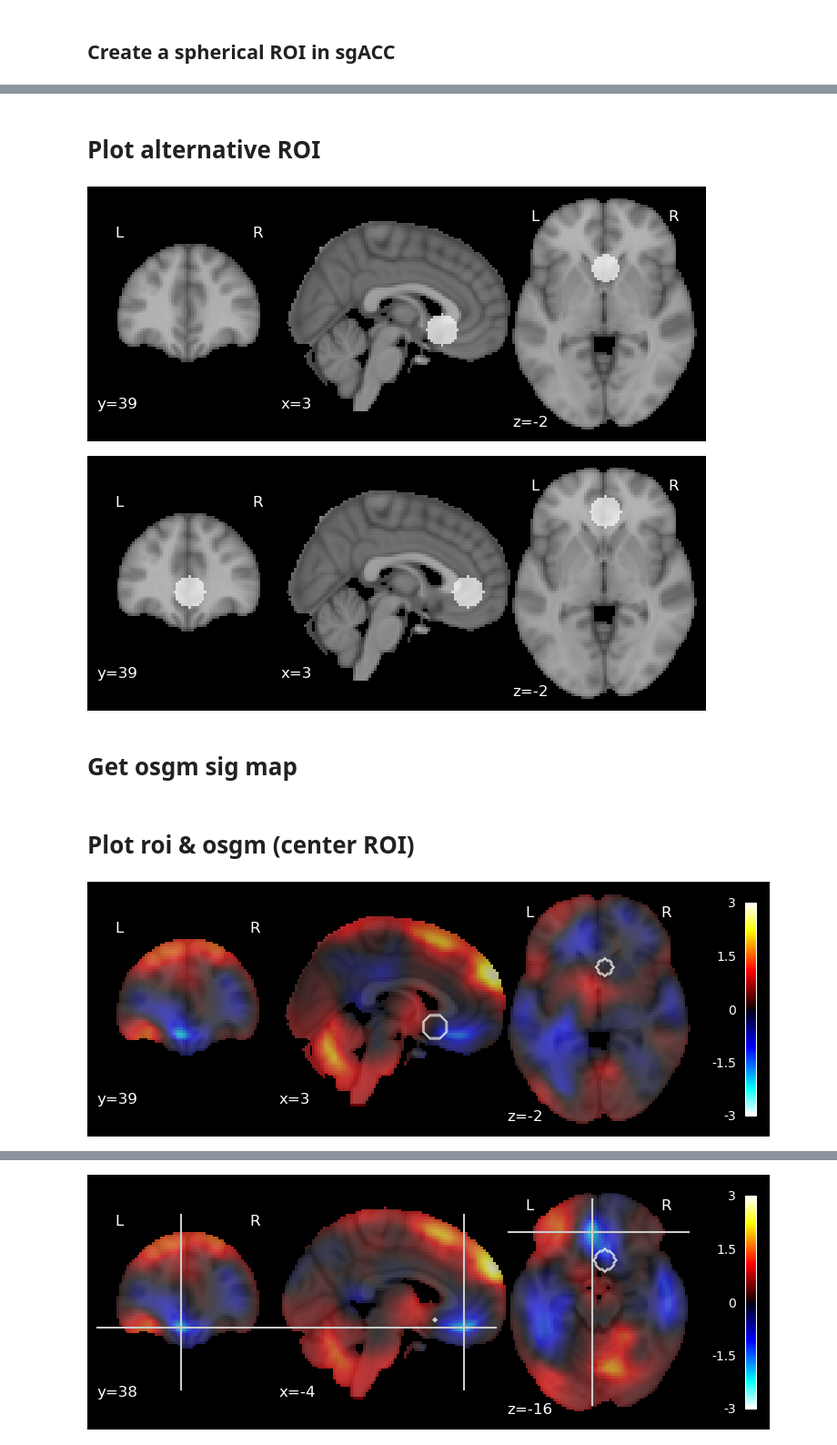
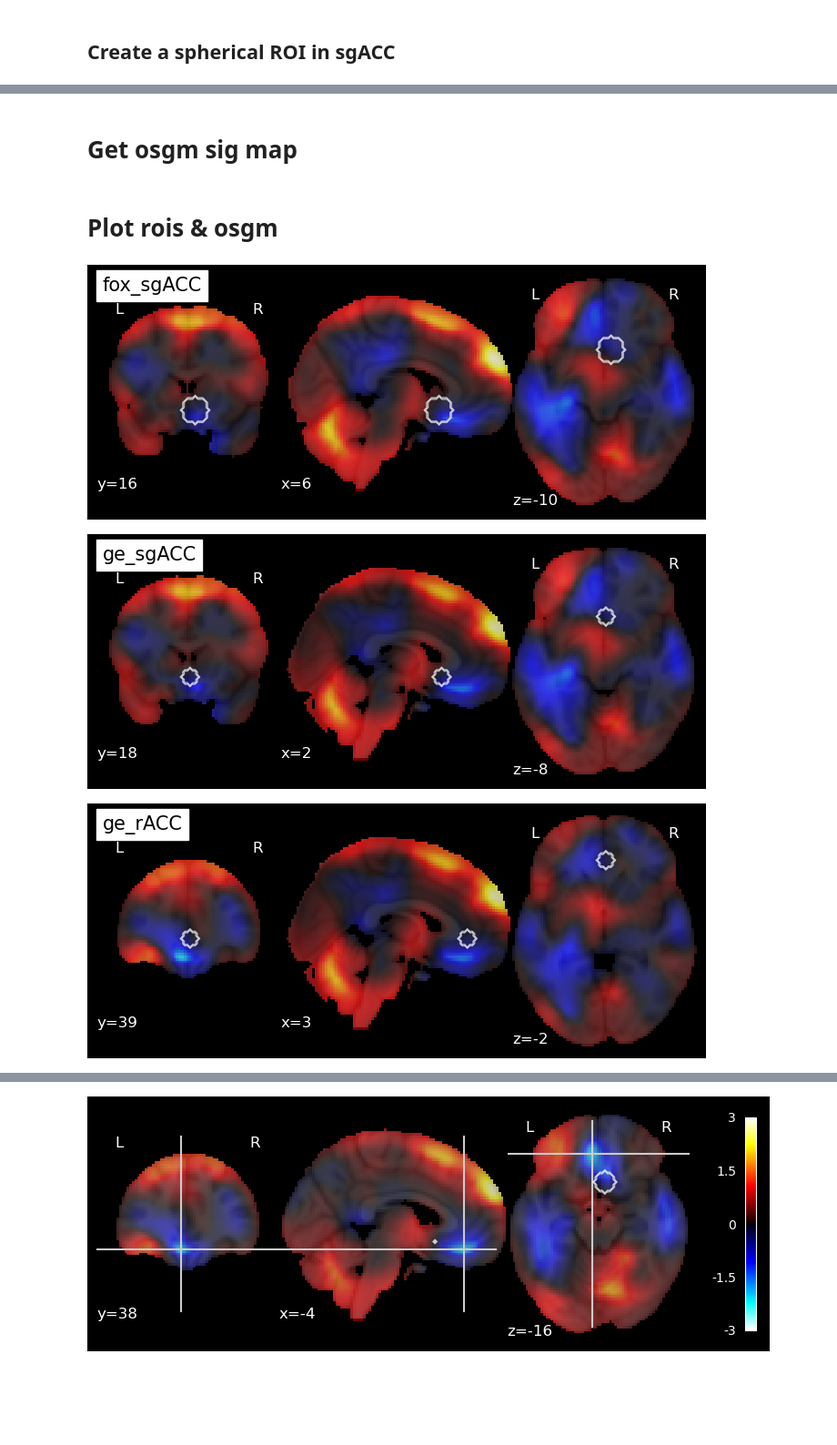
Before and after one commit to ltuominen/tbsfdg, a Jupyter notebook: scripts_analysis/Test_hypothesis.ipynb, the cells around one changed output, grey strips where cells are left out. Shown: that part at 91% size. Drawn from its saved outputs; the diff is of its cells as text; code cells hidden in the pictures; blank space fills up the shorter version.

```diff
--- a/scripts_analysis/Test_hypothesis.ipynb
+++ b/scripts_analysis/Test_hypothesis.ipynb
@@ -9,6 +9,10 @@ import matplotlib.pyplot as plt
 import seaborn as sns
 from nibabel.affines import apply_affine
 from numpy.linalg import inv
+from matplotlib.colors import LinearSegmentedColormap
+
+
+path = '/Users/laurituominen/Documents/Research/FDGPET/petanalysis/tbsfdg/'
 # %% [markdown]
 ## Create a spherical ROI in sgACC
 # %%
@@ -83,29 +76,3 @@ display.savefig('/Users/laurituominen/Documents/Research/FDGPET/petanalysis/tbsf
-# %% [markdown]
-# Plot alternative ROI
-# %%
-display = plot_roi(
-    alternative_roi1,
-    bg_img= mni152_brain,
-    colorbar=False,
-    cmap= white_cmap,
-    draw_cross=False,
-    cut_coords=(center_roi),
-);
-display.savefig('/Users/laurituominen/Documents/Research/FDGPET/petanalysis/tbsfdg/figures/alternative_sg.png')
-# %% [output]
-[figure, removed]
-# %%
-display = plot_roi(
-    alternative_roi2,
-    bg_img= mni152_brain,
-    colorbar=False,
-    cmap= white_cmap,
-    draw_cross=False,
-    cut_coords=(center_roi),
-);
-display.savefig('/Users/laurituominen/Documents/Research/FDGPET/petanalysis/tbsfdg/figures/alternative_rostral.png')
-# %% [output]
-[figure, removed]
 # %% [markdown]
 # Get osgm sig map
 # %%
@@ -114,19 +81,32 @@ mni152_mask=nb.load(fsl_dir + '/data/standard/MNI152_T1_2mm_brain_mask.nii.gz').
 data = nb.load('../group/active_vs_sham/osgm/sig.nii.gz').get_fdata()
 affine = nb.load('../group/active_vs_sham/osgm/sig.nii.gz').affine
 masked = data * mni152_mask
-img = nb.Nifti1Image(masked, affine)
+sig_map = nb.Nifti1Image(masked, affine)
 # %% [markdown]
-# Plot roi & osgm (center ROI)
+# Plot rois & osgm
 # %%
-display = plot_stat_map(
-    img,
-    bg_img=mni152_brain,
-    threshold=0,
-    draw_cross=False,
-    alpha = 0.6,
-    cut_coords=(center_roi)
-);
+# Define a fully white colormap
+white_cmap = LinearSegmentedColormap.from_list('white_cmap', ['white', 'white'])
 
-display.add_contours(mask_img, colors='white', linewidths=0.25)
+rois = ['fox_sgACC', 'ge_sgACC', 'ge_rACC']
+coordinates = [[6, 16, -10], [2, 18, -8], [3, 39, -2]]
+
+for i in [0,1,2]:
+    display = plot_stat_map(
+        sig_map,
+        title=rois[i],
+        bg_img= mni152_brain,
+        alpha=0.7,
+        colorbar=False,
+        draw_cross=False,
+        cut_coords=coordinates[i],
+    );
+
+
+    display.add_contours(eval(rois[i]), colors='white', linewidths=0.25)
+
+display.savefig(path + '/figures/rois_osgm.png')
 # %% [output]
-[figure, old version]
+[figure, new version]
+[figure, added]
+[figure, added]
```
Also changed, not shown: parts of 7 cells of this notebook, 2 other files.
